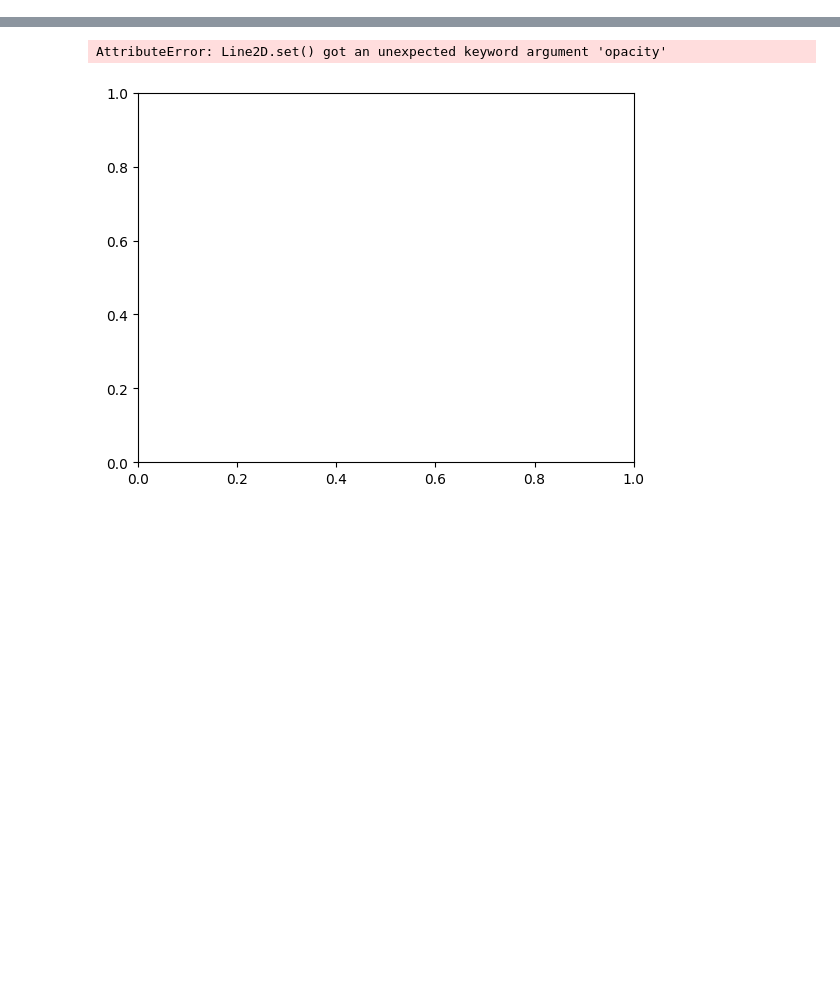
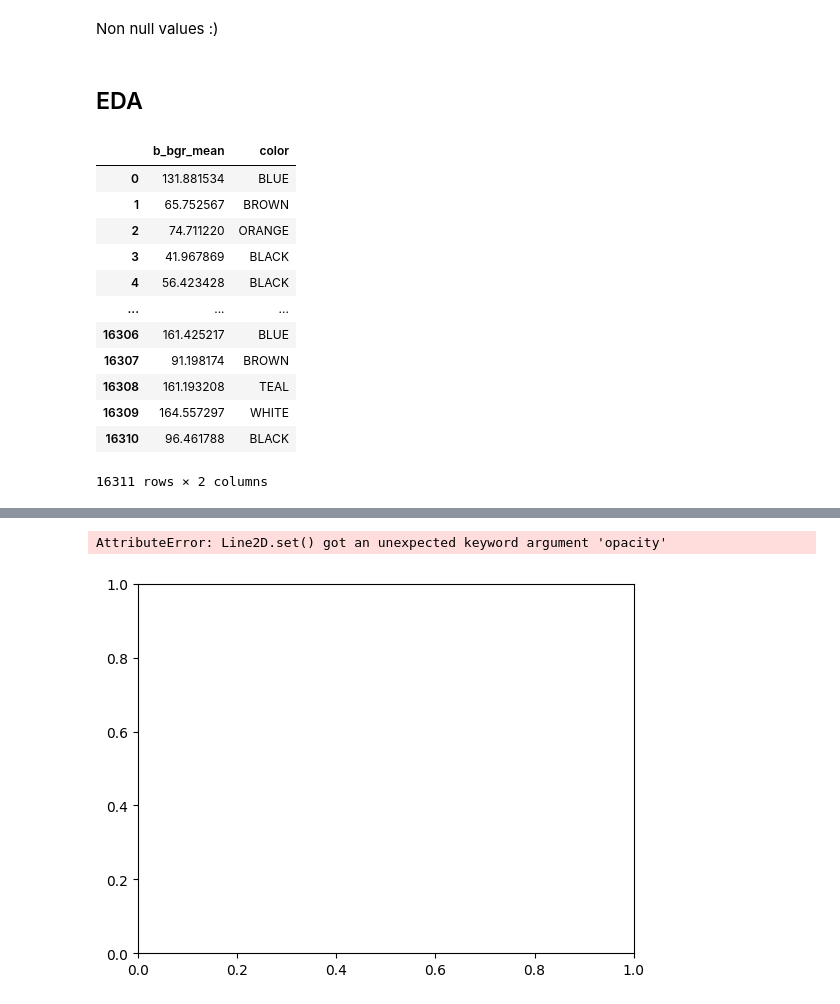
Before and after one commit to alejomaar/google-arts-and-culture, a Jupyter notebook: notebooks/03-eda.ipynb, the cells around one changed output, grey strips where cells are left out. Drawn from its saved outputs; the diff is of its cells as text; code cells hidden in the pictures; blank space fills up the shorter version.

```diff
--- a/notebooks/03-eda.ipynb
+++ b/notebooks/03-eda.ipynb
@@ -10,3 +59,23 @@ df = pd.read_csv(data_processed_folder/'pictures.csv')
+# %% [markdown]
+Non null values :)
+# %% [markdown]
+## EDA
+# %%
+df[['b_bgr_mean','color']]
+# %% [output]
+|  | b_bgr_mean | color |
+| 0 | 131.881534 | BLUE |
+| 1 | 65.752567 | BROWN |
+| 2 | 74.711220 | ORANGE |
+| 3 | 41.967869 | BLACK |
+| 4 | 56.423428 | BLACK |
+| ... | ... | ... |
+| 16306 | 161.425217 | BLUE |
+| 16307 | 91.198174 | BROWN |
+| 16308 | 161.193208 | TEAL |
+| 16309 | 164.557297 | WHITE |
+| 16310 | 96.461788 | BLACK |
+16311 rows × 2 columns
 # %%
 #black = df[df['color']=='ORANGE']
 black = df
```
Also changed, not shown: parts of 8 cells of this notebook, 13 other files.
